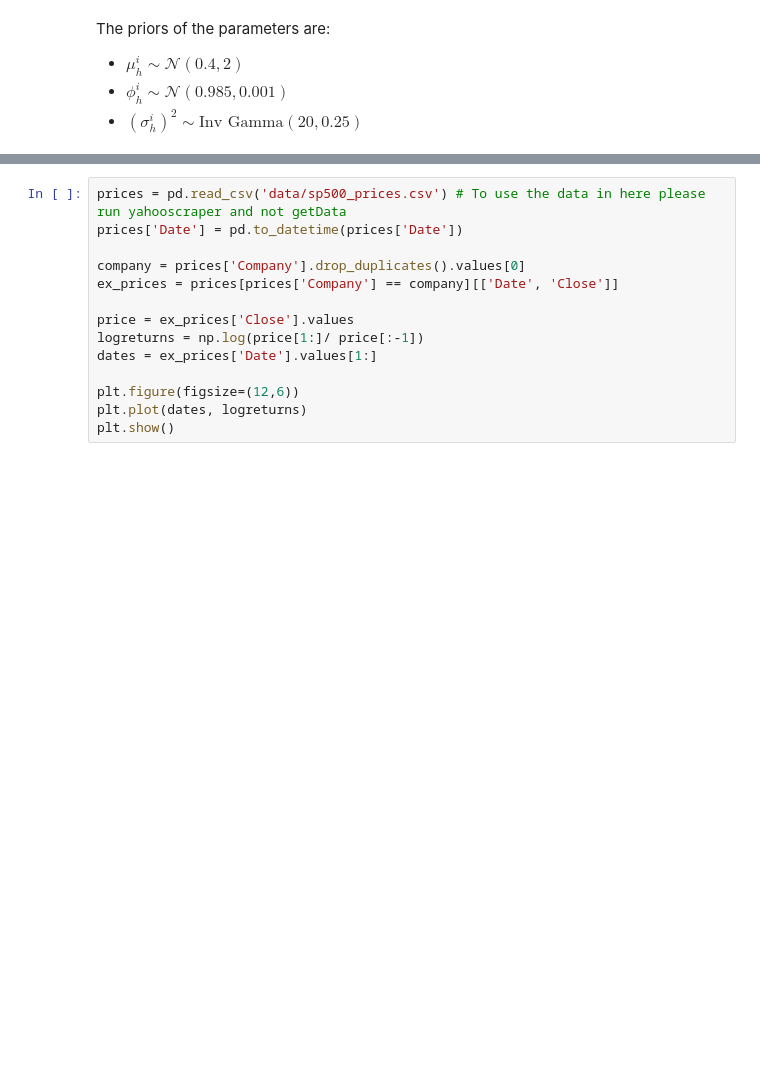
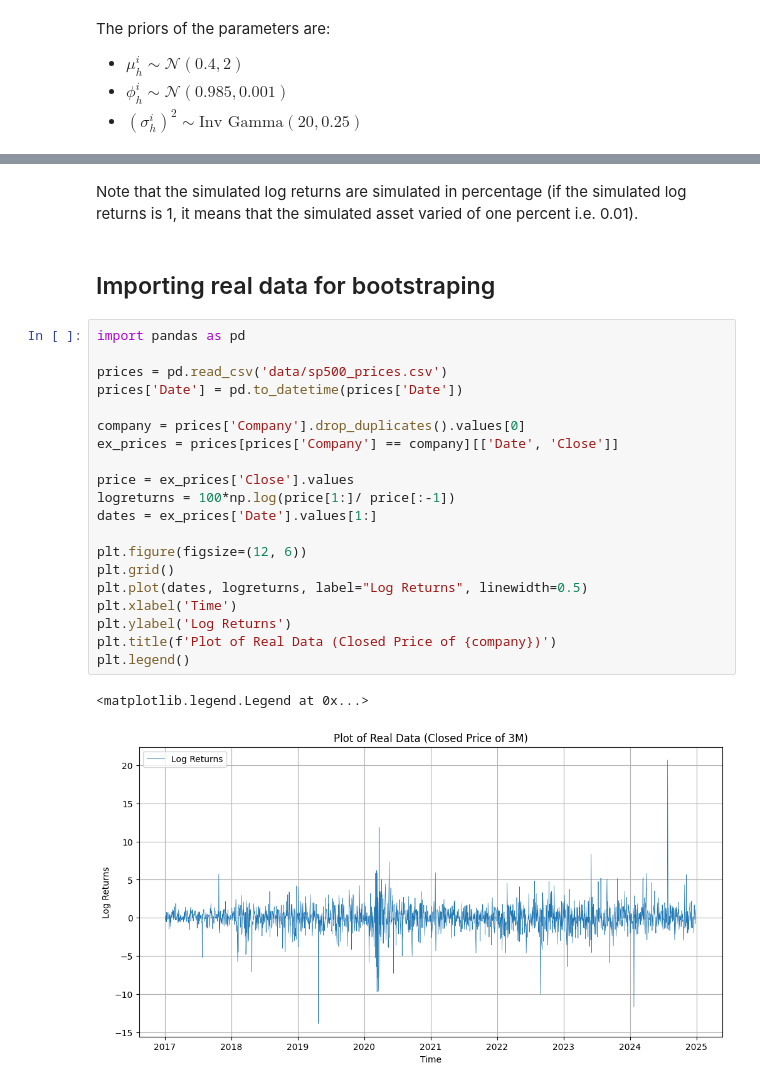
Before and after one commit to zakil-02/High-dimensional-dynamic-stochastic-copula-models, a Jupyter notebook: Code/Notebooks/SV_with_MLE.ipynb, the cells around one changed output, grey strips where cells are left out. Drawn from its saved outputs; the diff is of its cells as text; blank space fills up the shorter version.

```diff
--- a/Code/Notebooks/SV_with_MLE.ipynb
+++ b/Code/Notebooks/SV_with_MLE.ipynb
@@ -37,14 +141,27 @@ from scipy.special import gamma
+# %% [markdown]
+Note that the simulated log returns are simulated in percentage (if the simulated log returns is 1, it means that the simulated asset varied of one percent i.e. 0.01).
+# %% [markdown]
+## Importing real data for bootstraping
 # %%
-prices = pd.read_csv('data/sp500_prices.csv') # To use the data in here please run yahooscraper and not getData
+import pandas as pd
+
+prices = pd.read_csv('data/sp500_prices.csv')
 prices['Date'] = pd.to_datetime(prices['Date'])
 
 company = prices['Company'].drop_duplicates().values[0]
 ex_prices = prices[prices['Company'] == company][['Date', 'Close']]
 
 price = ex_prices['Close'].values
-logreturns = np.log(price[1:]/ price[:-1])
+logreturns = 100*np.log(price[1:]/ price[:-1])
 dates = ex_prices['Date'].values[1:]
 
-plt.figure(figsize=(12,6))
-plt.plot(dates, logreturns)
-plt.show()
+plt.figure(figsize=(12, 6))
+plt.grid()
+plt.plot(dates, logreturns, label="Log Returns", linewidth=0.5)
+plt.xlabel('Time')
+plt.ylabel('Log Returns')
+plt.title(f'Plot of Real Data (Closed Price of {company})')
+plt.legend()
+# %% [output]
+<matplotlib.legend.Legend at 0x...>
+[figure, added]
```
Also changed, not shown: parts of 27 cells of this notebook, 2 other files.
